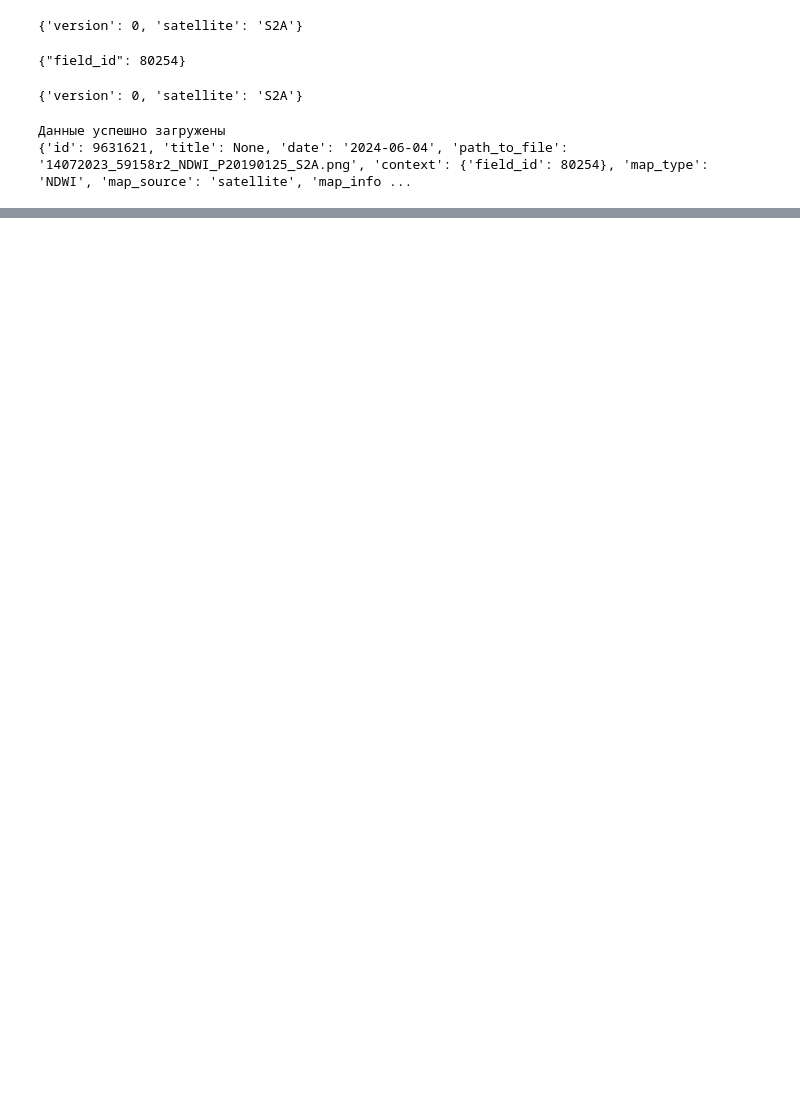
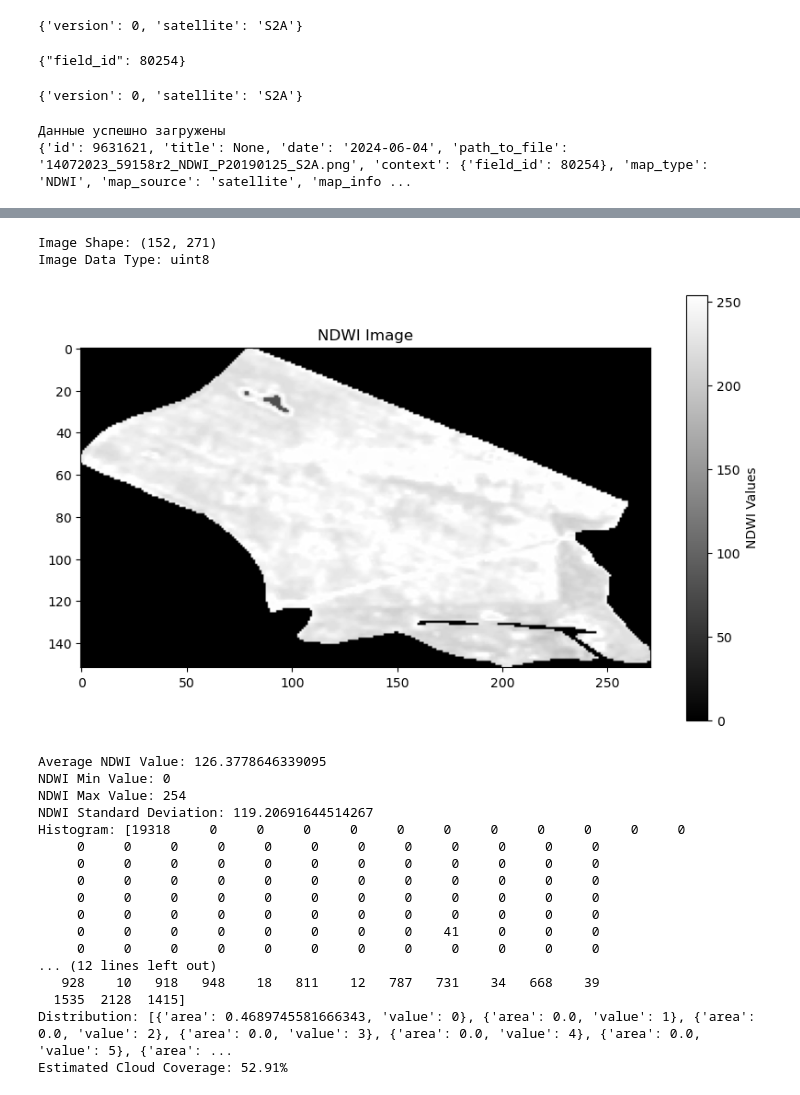
Before and after one commit to aizeld/upload_img2, a Jupyter notebook: backend/src/upload_example.ipynb, the cells around one changed output, grey strips where cells are left out. Cells and saved outputs as stored; diff of their text form; code cells hidden in the pictures; blank space fills up the shorter version.

```diff
--- a/backend/src/upload_example.ipynb
+++ b/backend/src/upload_example.ipynb
@@ -131,0 +157,70 @@ test()
+# %%
+import rasterio
+import numpy as np
+import matplotlib.pyplot as plt
+from skimage import exposure
+
+# Path to the uploaded image
+image_path = "../../../14072023_59158r2_NDWI_P20190125_S2A.PNG"
+
+# Read the image using rasterio
+with rasterio.open(image_path) as src:
+    image = src.read(1)  # Read the first band
+
+# Display basic info about the image
+print(f"Image Shape: {image.shape}")
+print(f"Image Data Type: {image.dtype}")
+
+# Display the image using matplotlib
+plt.figure(figsize=(10, 6))
+plt.title("NDWI Image")
+plt.imshow(image, cmap='gray')
+plt.colorbar(label='NDWI Values')
+plt.show()
+
+# Calculate average value
+average_value = np.mean(image)
+print(f"Average NDWI Value: {average_value}")
+
+# Calculate variability (min, max, std)
+min_value = np.min(image)
+max_value = np.max(image)
+std_deviation = np.std(image)
+print(f"NDWI Min Value: {min_value}")
+print(f"NDWI Max Value: {max_value}")
+print(f"NDWI Standard Deviation: {std_deviation}")
+
+# Histogram for distribution analysis
+hist, bins_center = exposure.histogram(image)
+print(f"Histogram: {hist}")
+
+# Normalize the histogram to show area percentages
+hist_normalized = hist / hist.sum()
+distribution = [{"area": hist_normalized[i], "value": bins_center[i]} for i in range(len(hist))]
+print(f"Distribution: {distribution}")
+
+# If needed, calculate cloud coverage (assuming a threshold method, e.g., very high reflectance)
+cloud_coverage_threshold = 200  # This value depends on the specific image and needs adjustment
+cloud_coverage = np.sum(image > cloud_coverage_threshold) / image.size
+print(f"Estimated Cloud Coverage: {cloud_coverage * 100:.2f}%")
+# %% [output]
+Image Shape: (152, 271)
+Image Data Type: uint8
+[figure, added]
+Average NDWI Value: 126.3778646339095
+NDWI Min Value: 0
+NDWI Max Value: 254
+NDWI Standard Deviation: 119.20691644514267
+Histogram: [19318     0     0     0     0     0     0     0     0     0     0     0
+     0     0     0     0     0     0     0     0     0     0     0     0
+     0     0     0     0     0     0     0     0     0     0     0     0
+     0     0     0     0     0     0     0     0     0     0     0     0
+     0     0     0     0     0     0     0     0     0     0     0     0
+     0     0     0     0     0     0     0     0     0     0     0     0
+     0     0     0     0     0     0     0     0    41     0     0     0
+     0     0     0     0     0     0     0     0     0     0     0     0
+... (12 lines left out)
+   928    10   918   948    18   811    12   787   731    34   668    39
+  1535  2128  1415]
+Distribution: [{'area': 0.4689745581666343, 'value': 0}, {'area': 0.0, 'value': 1}, {'area': 0.0, 'value': 2}, {'area': 0.0, 'value': 3}, {'area': 0.0, 'value': 4}, {'area': 0.0, 'value': 5}, {'area': ...
+Estimated Cloud Coverage: 52.91%
```
Also changed, not shown: parts of 1 cell of this notebook, 3 other files.
